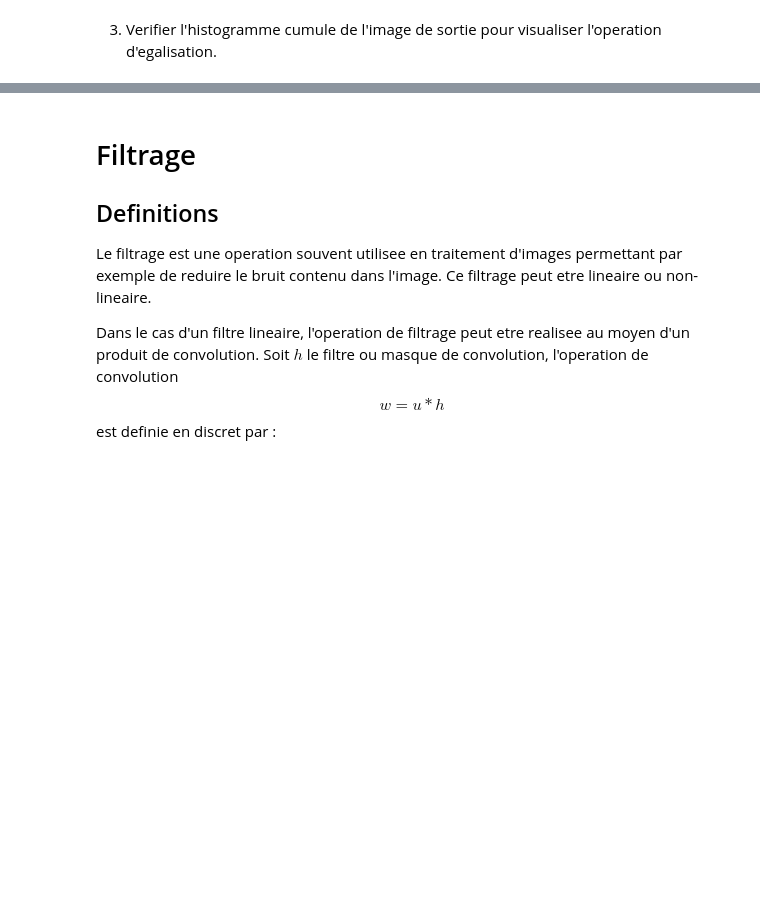
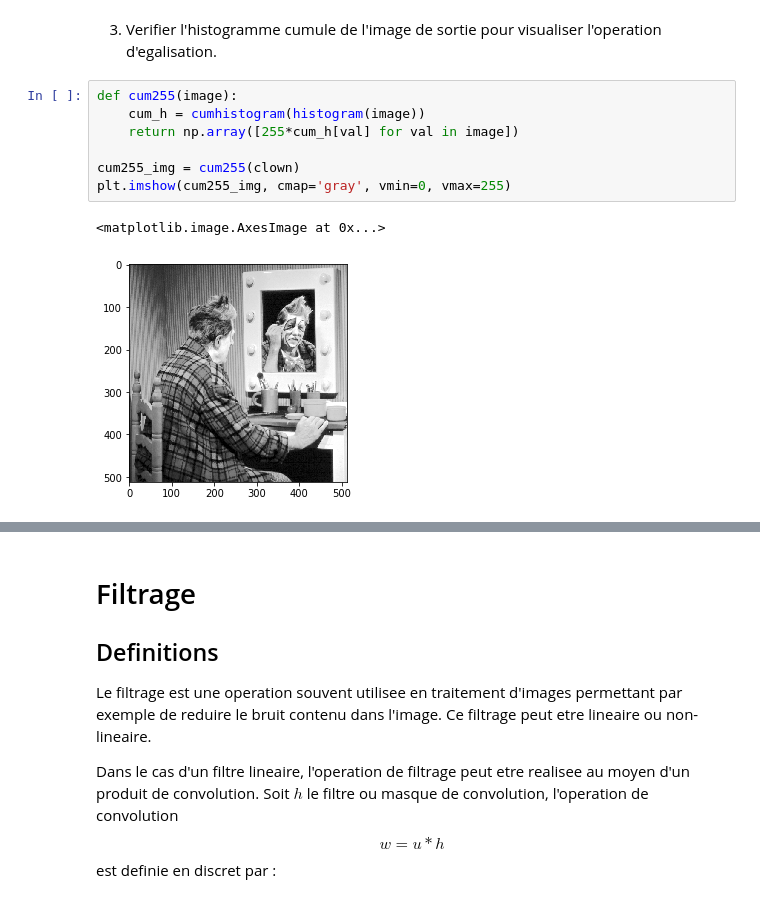
Before and after one commit to jacekwachowiak/UCA-image-processing, a Jupyter notebook: Tp_Data_enhancement.ipynb, the cells around one changed output, grey strips where cells are left out. Cells and saved outputs as stored; diff of their text form; blank space fills up the shorter version.

```diff
--- a/Tp_Data_enhancement.ipynb
+++ b/Tp_Data_enhancement.ipynb
@@ -227,3 +227,13 @@ plt.bar(axis, cumh1)
 [figure]
 # %% [markdown]
 3. Verifier l'histogramme cumule de l'image de sortie pour visualiser l'operation d'egalisation.
+# %%
+def cum255(image):
+    cum_h = cumhistogram(histogram(image))
+    return np.array([255*cum_h[val] for val in image])
+
+cum255_img = cum255(clown)
+plt.imshow(cum255_img, cmap='gray', vmin=0, vmax=255)
+# %% [output]
+<matplotlib.image.AxesImage at 0x...>
+[figure, added]
```
Also changed, not shown: parts of 12 cells of this notebook.
